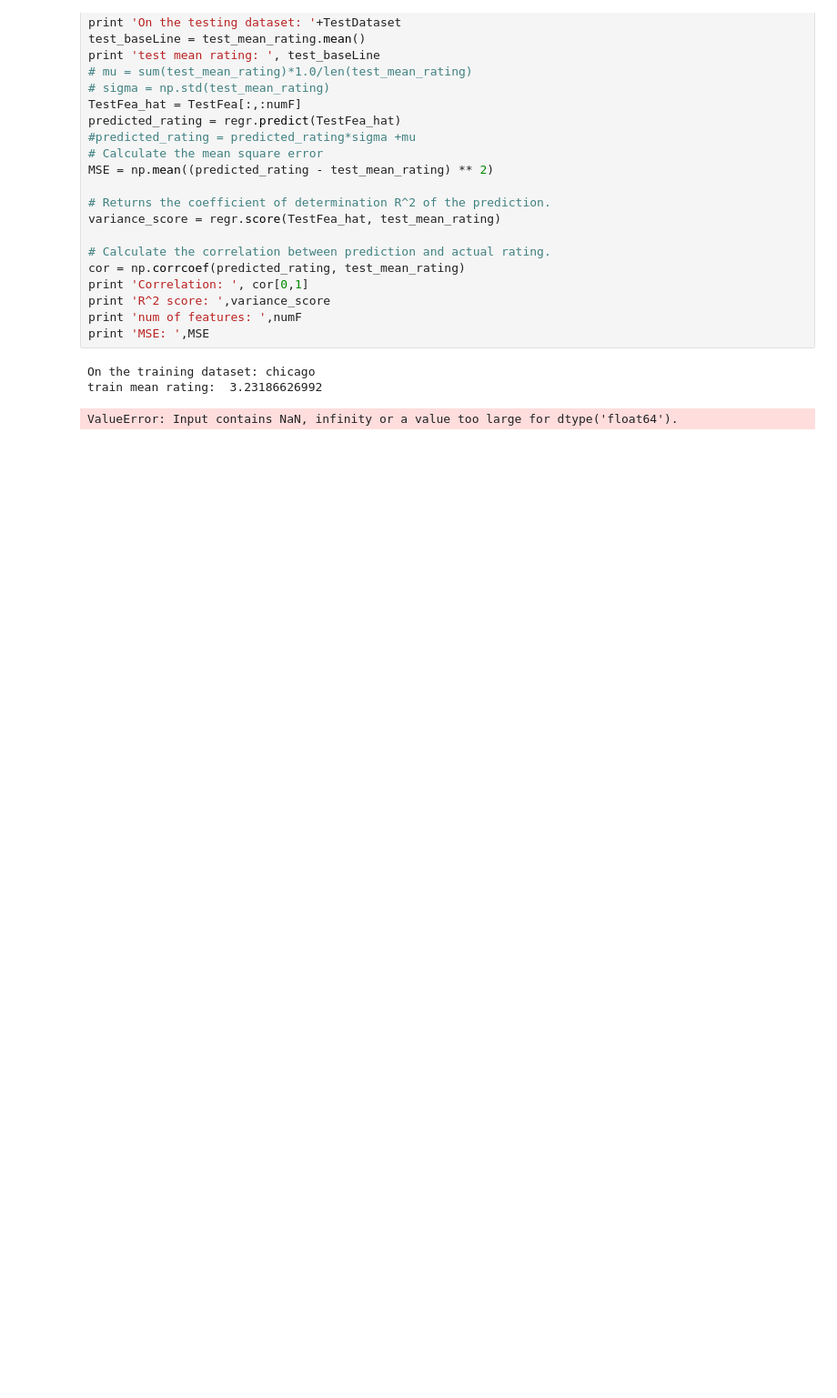
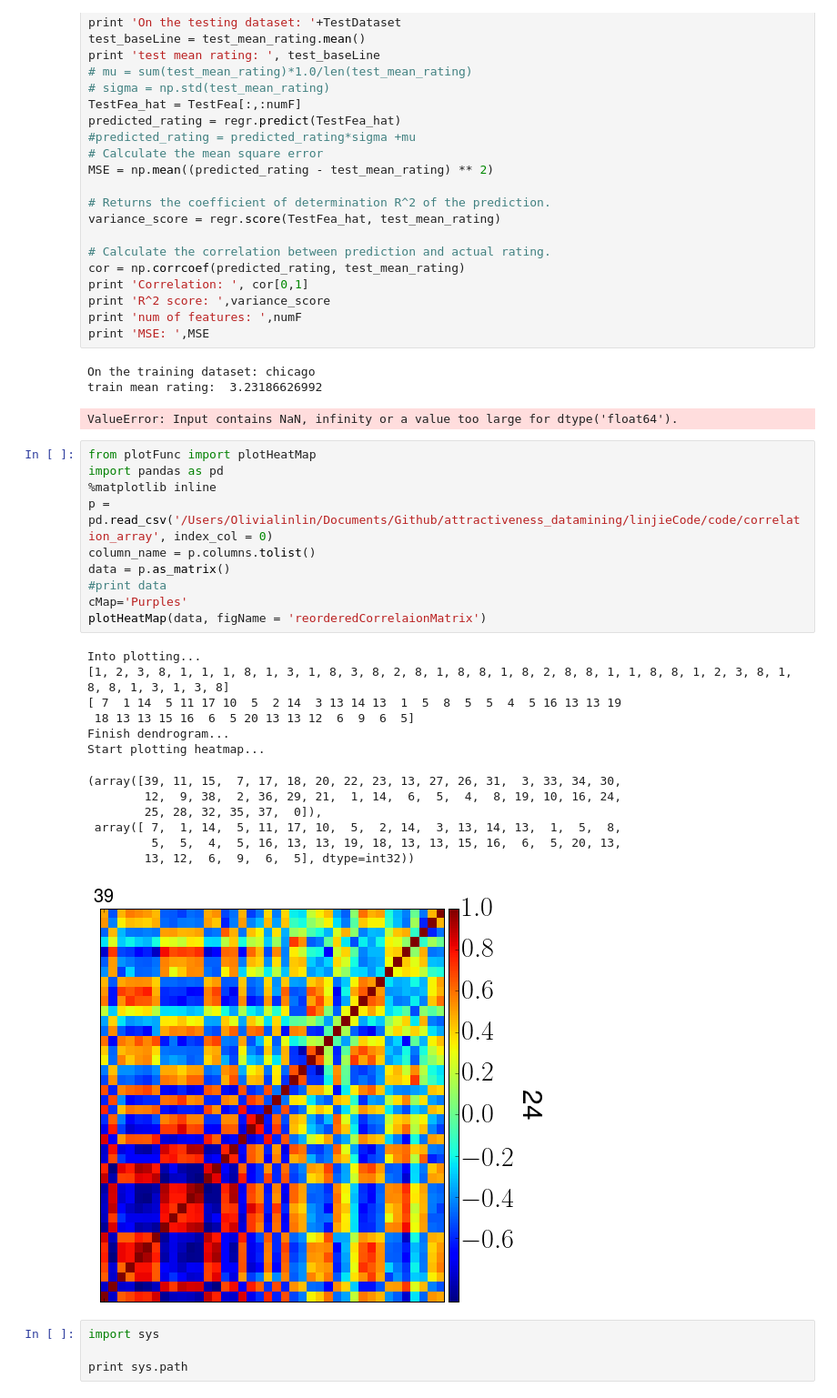
Before and after one commit to amandasongmm/attractiveness_datamining, a Jupyter notebook: linjieCode/code/config_chicago.ipynb, the cells around one changed output. Shown at 91% size. Saved outputs shown, nothing was run; the diff lists cells and outputs as text; blank space fills up the shorter version.

Commit message:
clustering the correlation matrix

```diff
--- a/linjieCode/code/config_chicago.ipynb
+++ b/linjieCode/code/config_chicago.ipynb
@@ -153,3 +153,31 @@ print 'MSE: ',MSE
 On the training dataset: chicago
 train mean rating:  3.23186626992
 ValueError: Input contains NaN, infinity or a value too large for dtype('float64').
+# %%
+from plotFunc import plotHeatMap
+import pandas as pd
+%matplotlib inline
+p = pd.read_csv('/Users/Olivialinlin/Documents/Github/attractiveness_datamining/linjieCode/code/correlation_array', index_col = 0)
+column_name = p.columns.tolist()
+data = p.as_matrix()
+#print data
+cMap='Purples'
+plotHeatMap(data, figName = 'reorderedCorrelaionMatrix')
+# %% [output]
+Into plotting...
+[1, 2, 3, 8, 1, 1, 1, 8, 1, 3, 1, 8, 3, 8, 2, 8, 1, 8, 8, 1, 8, 2, 8, 8, 1, 1, 8, 8, 1, 2, 3, 8, 1, 8, 8, 1, 3, 1, 3, 8]
+[ 7  1 14  5 11 17 10  5  2 14  3 13 14 13  1  5  8  5  5  4  5 16 13 13 19
+ 18 13 13 15 16  6  5 20 13 13 12  6  9  6  5]
+Finish dendrogram...
+Start plotting heatmap...
+(array([39, 11, 15,  7, 17, 18, 20, 22, 23, 13, 27, 26, 31,  3, 33, 34, 30,
+        12,  9, 38,  2, 36, 29, 21,  1, 14,  6,  5,  4,  8, 19, 10, 16, 24,
+        25, 28, 32, 35, 37,  0]),
+ array([ 7,  1, 14,  5, 11, 17, 10,  5,  2, 14,  3, 13, 14, 13,  1,  5,  8,
+         5,  5,  4,  5, 16, 13, 13, 19, 18, 13, 13, 15, 16,  6,  5, 20, 13,
+        13, 12,  6,  9,  6,  5], dtype=int32))
+[figure, added]
+# %%
+import sys
+
+print sys.path
```
Also changed, not shown: 4 other files.
